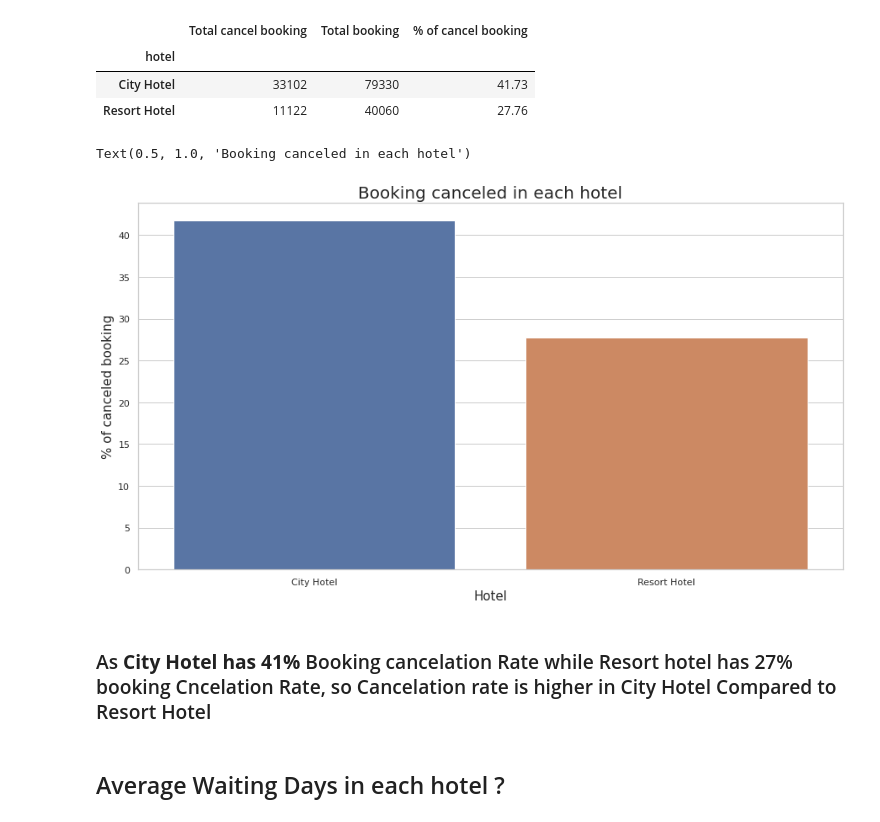
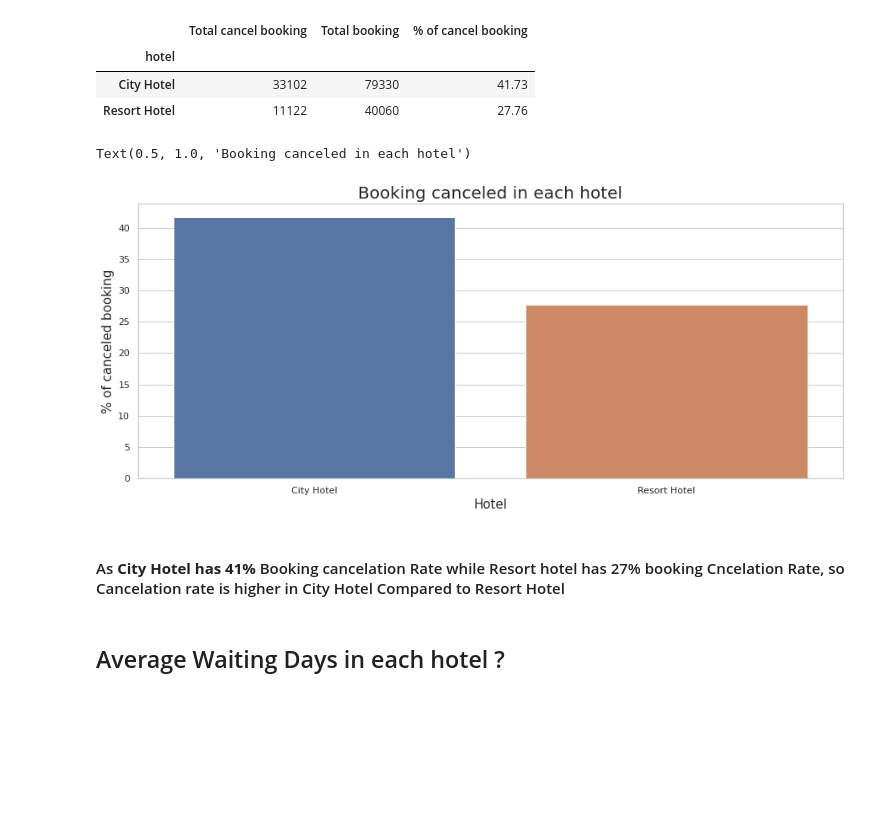
Before and after one commit to milanajudiya/Hotel_Booking_Analysis, a Jupyter notebook: Hotel_Booking_Analysis.ipynb, the cells around one changed output. Cells and saved outputs as stored; diff of their text form; code cells hidden in the pictures; blank space fills up the shorter version.

```diff
--- a/Hotel_Booking_Analysis.ipynb
+++ b/Hotel_Booking_Analysis.ipynb
@@ -381,17 +381,17 @@ df3
 # %%
 # bar graph of booking Cancelation
 
-plt.figure(figsize=(15,8))
+plt.figure(figsize=(15,6))
 sns.set_theme(style="whitegrid")
 sns.barplot(x=df3.index,y=df3["% of cancel booking"])
 plt.xlabel("Hotel",size=15)
 plt.ylabel("% of canceled booking",size=15)
 plt.title("Booking canceled in each hotel",size=20)
 # %% [output]
 Text(0.5, 1.0, 'Booking canceled in each hotel')
-[figure, old version]
+[figure, new version]
 # %% [markdown]
-### As **City Hotel has 41%**  Booking cancelation Rate while Resort hotel has 27%  booking Cncelation Rate, so Cancelation rate is higher in City Hotel Compared to Resort Hotel
+#### As **City Hotel has 41%**  Booking cancelation Rate while Resort hotel has 27%  booking Cncelation Rate, so Cancelation rate is higher in City Hotel Compared to Resort Hotel
 # %% [markdown]
 ## Average Waiting Days in each hotel ?
 # %%
```
Also changed, not shown: parts of 51 cells of this notebook.
